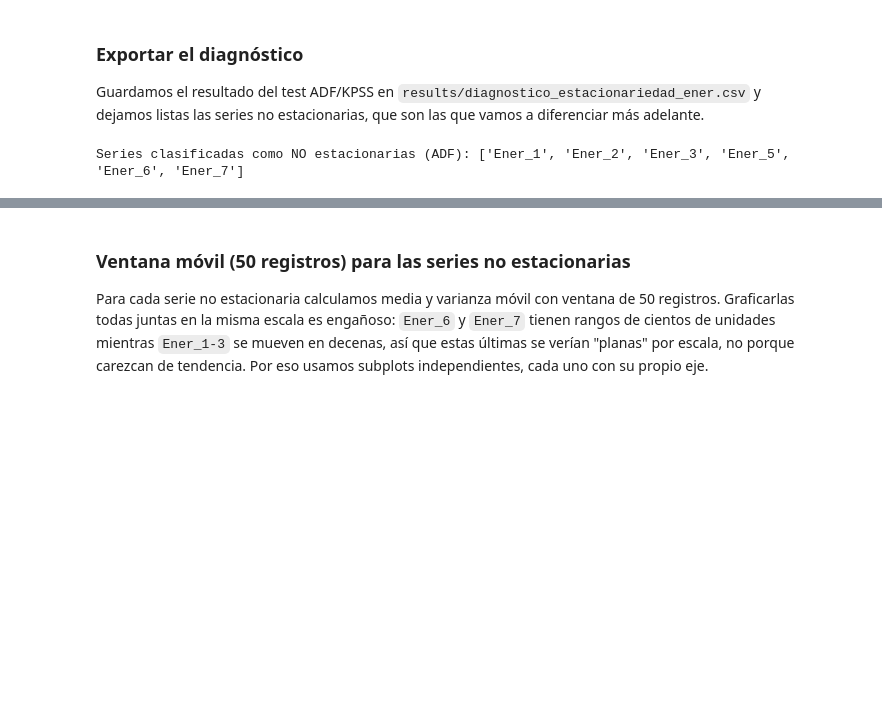
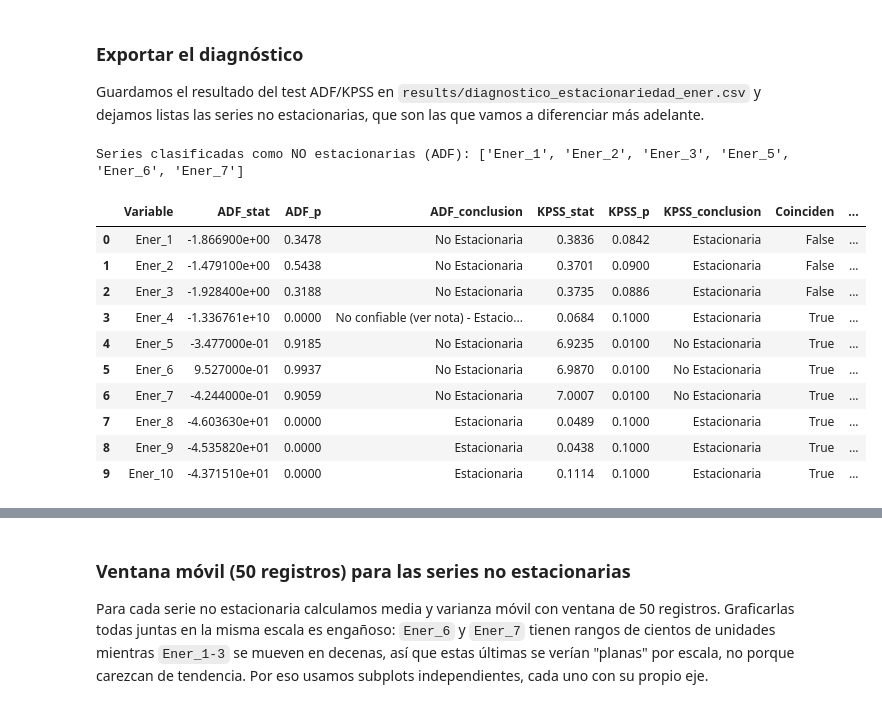
Before and after one commit to Dalolito/Challenge_03_Data_Science, a Jupyter notebook: notebooks/challenge03.ipynb, the cells around one changed output, grey strips where cells are left out. Drawn from its saved outputs; the diff is of its cells as text; code cells hidden in the pictures; blank space fills up the shorter version.

```diff
--- a/notebooks/challenge03.ipynb
+++ b/notebooks/challenge03.ipynb
@@ -338,8 +369,23 @@ df_estacionariedad
 Guardamos el resultado del test ADF/KPSS en `results/diagnostico_estacionariedad_ener.csv` y
 dejamos listas las series no estacionarias, que son las que vamos a diferenciar más adelante.
 # %%
+df_estacionariedad['ADF_confiable'] = df_estacionariedad['Variable'] != 'Ener_4'
+df_estacionariedad.loc[df_estacionariedad['Variable'] == 'Ener_4', 'ADF_conclusion'] = 'No confiable (ver nota) - Estacionaria por KPSS + espectro'
+
 df_estacionariedad.to_csv('../results/diagnostico_estacionariedad_ener.csv', index=False)
 no_estacionarias = df_estacionariedad[df_estacionariedad['ADF_conclusion'] == 'No Estacionaria']['Variable'].tolist()
 print("Series clasificadas como NO estacionarias (ADF):", no_estacionarias)
+df_estacionariedad
 # %% [output]
 Series clasificadas como NO estacionarias (ADF): ['Ener_1', 'Ener_2', 'Ener_3', 'Ener_5', 'Ener_6', 'Ener_7']
+|  | Variable | ADF_stat | ADF_p | ADF_conclusion | KPSS_stat | KPSS_p | KPSS_conclusion | Coinciden | ... |
+| 0 | Ener_1 | -1.866900e+00 | 0.3478 | No Estacionaria | 0.3836 | 0.0842 | Estacionaria | False | ... |
+| 1 | Ener_2 | -1.479100e+00 | 0.5438 | No Estacionaria | 0.3701 | 0.0900 | Estacionaria | False | ... |
+| 2 | Ener_3 | -1.928400e+00 | 0.3188 | No Estacionaria | 0.3735 | 0.0886 | Estacionaria | False | ... |
+| 3 | Ener_4 | -1.336761e+10 | 0.0000 | No confiable (ver nota) - Estacio... | 0.0684 | 0.1000 | Estacionaria | True | ... |
+| 4 | Ener_5 | -3.477000e-01 | 0.9185 | No Estacionaria | 6.9235 | 0.0100 | No Estacionaria | True | ... |
+| 5 | Ener_6 | 9.527000e-01 | 0.9937 | No Estacionaria | 6.9870 | 0.0100 | No Estacionaria | True | ... |
+| 6 | Ener_7 | -4.244000e-01 | 0.9059 | No Estacionaria | 7.0007 | 0.0100 | No Estacionaria | True | ... |
+| 7 | Ener_8 | -4.603630e+01 | 0.0000 | Estacionaria | 0.0489 | 0.1000 | Estacionaria | True | ... |
+| 8 | Ener_9 | -4.535820e+01 | 0.0000 | Estacionaria | 0.0438 | 0.1000 | Estacionaria | True | ... |
+| 9 | Ener_10 | -4.371510e+01 | 0.0000 | Estacionaria | 0.1114 | 0.1000 | Estacionaria | True | ... |
```
Also changed, not shown: parts of 27 cells of this notebook, 11 other files.
